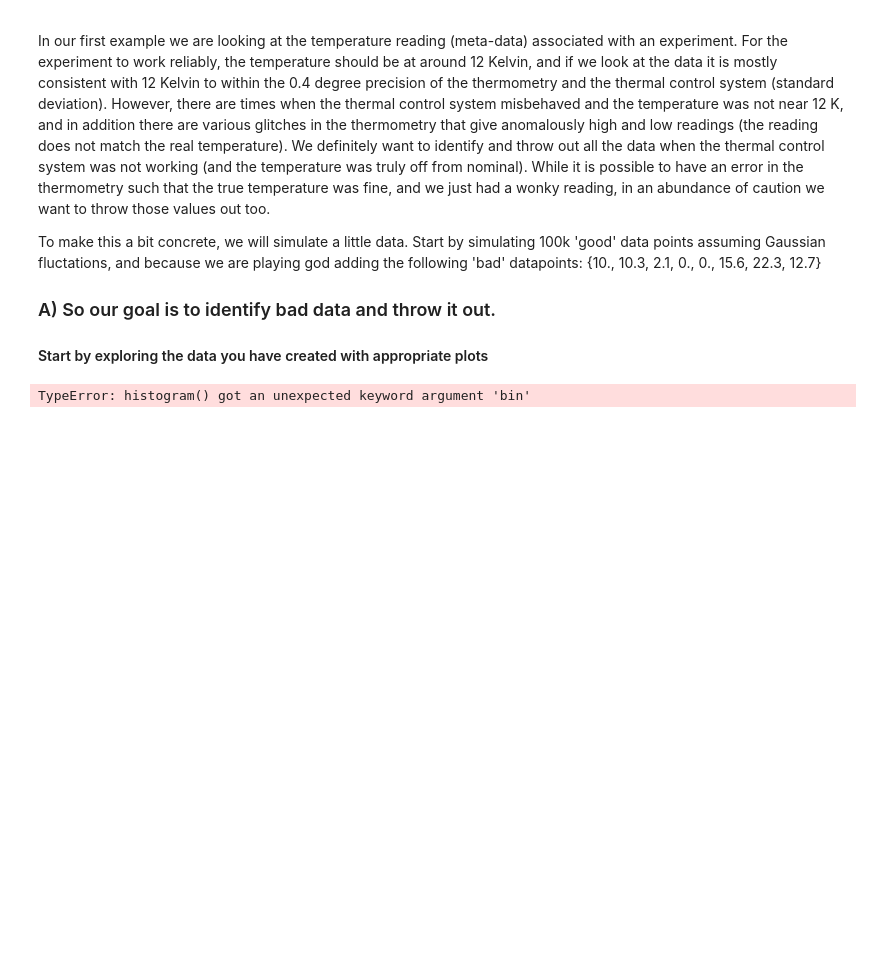
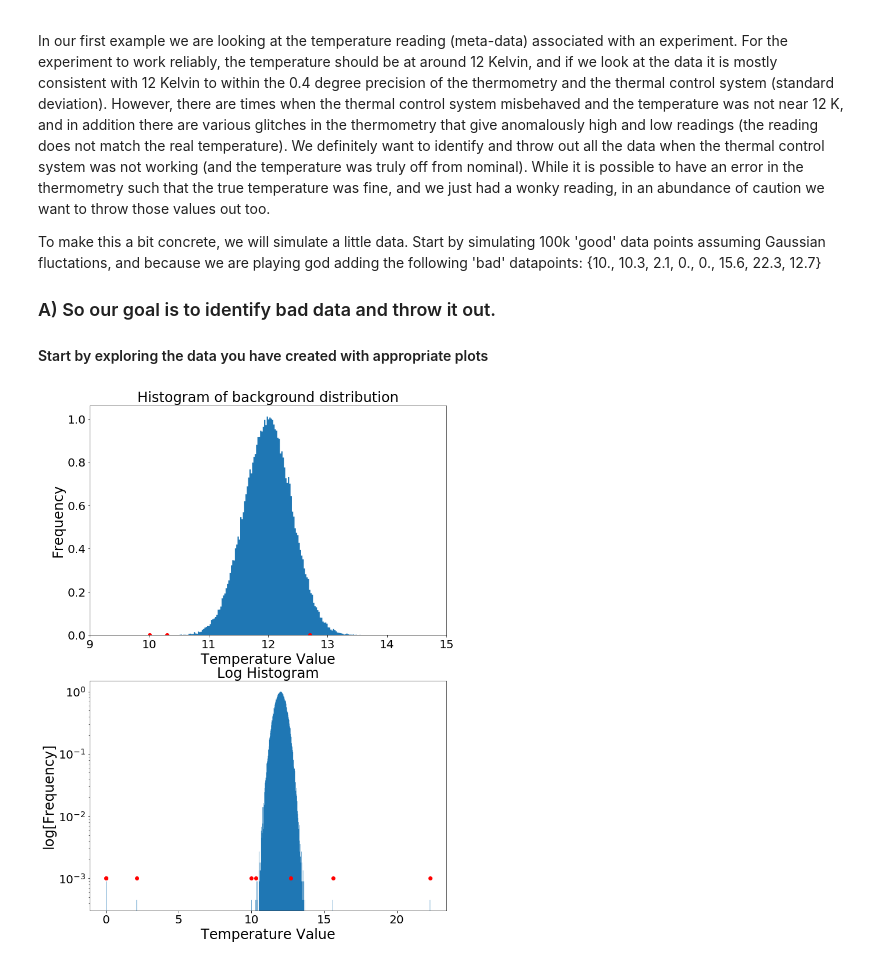
Before and after one commit to nsyochum/Physics-434, a Jupyter notebook: Lab_3/Lab3.ipynb, the cells around one changed output. Cells and saved outputs as stored; diff of their text form; code cells hidden in the pictures; blank space fills up the shorter version.

```diff
--- a/Lab_3/Lab3.ipynb
+++ b/Lab_3/Lab3.ipynb
@@ -15,26 +15,42 @@ To make this a bit concrete, we will simulate a little data. Start by simulating
 ### A)  So our goal is to identify bad data and throw it out.
 
 #### Start by exploring the data you have created with appropriate plots
-# %%
-%matplotlib inline
-import numpy as np
-import matplotlib
-import matplotlib.pyplot as plt
-import scipy
-import math
-from scipy.optimize import curve_fit
-from scipy import stats
-from matplotlib.patches import Polygon
-
-data =[10.0, 0.3, 2.1, 0.0, 0.0, 15.6, 22.3, 12.7]
-(y, x) = np.histogram(data, bin=12)
-final = [0]
-final.extend(y)
-
-fig, ax = plt.subplots(1, 1)
-plt.title("Histogram of data")
-plt.ylabel("Frequency")
-plt.xlabel("Value")
-plt.step(x, final)
-# %% [output]
-TypeError: histogram() got an unexpected keyword argument 'bin'
+# %%
+%matplotlib inline
+import numpy as np
+import matplotlib
+import matplotlib.pyplot as plt
+import scipy
+import math
+from scipy.optimize import curve_fit
+from scipy import stats
+from matplotlib.patches import Polygon
+
+fig, ax = plt.subplots(2, 1)
+fig.set_size_inches(11,16)
+
+bad_data = [10, 10.3, 2.1, 0, 0, 15.6, 22.3, 12.7]
+mean = 12
+std = 0.4
+distribution = stats.norm.rvs(loc=mean, scale=std, size=100000)
+distribution = np.append(distribution, bad_data)
+hist = ax[0].hist(distribution, bins = 1000, density=True, histtype='stepfilled')
+ax[0].set_title("Histogram of background distribution", fontsize=24)
+ax[0].set_xlabel("Temperature Value", fontsize=24)
+ax[0].set_ylabel("Frequency", fontsize=24)
+ax[0].tick_params(labelsize=20)
+axis = ax[0].set_xlim([9,15])
+
+ax[1].set_title("Log Histogram", fontsize=24)
+ax[1].set_yscale("log")
+ax[1].set_xlabel("Temperature Value", fontsize=24)
+ax[1].set_ylabel("log[Frequency]", fontsize=24)
+ax[1].tick_params(labelsize=20)
+
+for point in bad_data:
+    ax[0].plot(point, 0, 'ro')
+    ax[1].plot(point, 0.001, 'ro')
+
+hist = ax[1].hist(distribution, bins = 1000, density=True, histtype='stepfilled')
+# %% [output]
+[figure, added]
```
Also changed, not shown: parts of 7 cells of this notebook.
